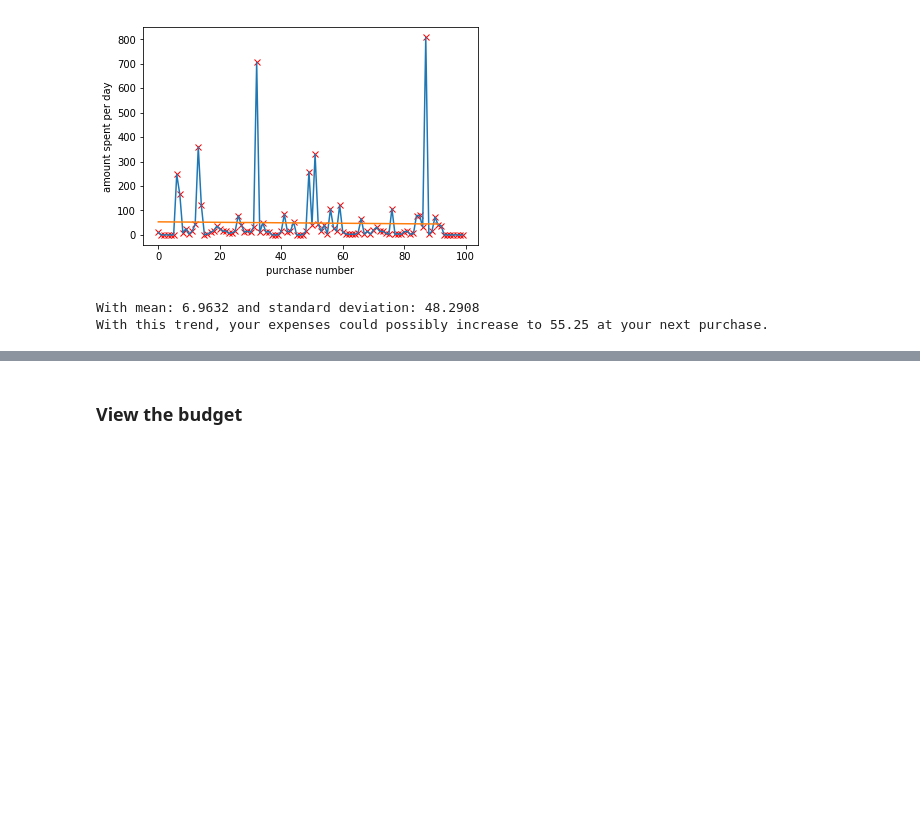
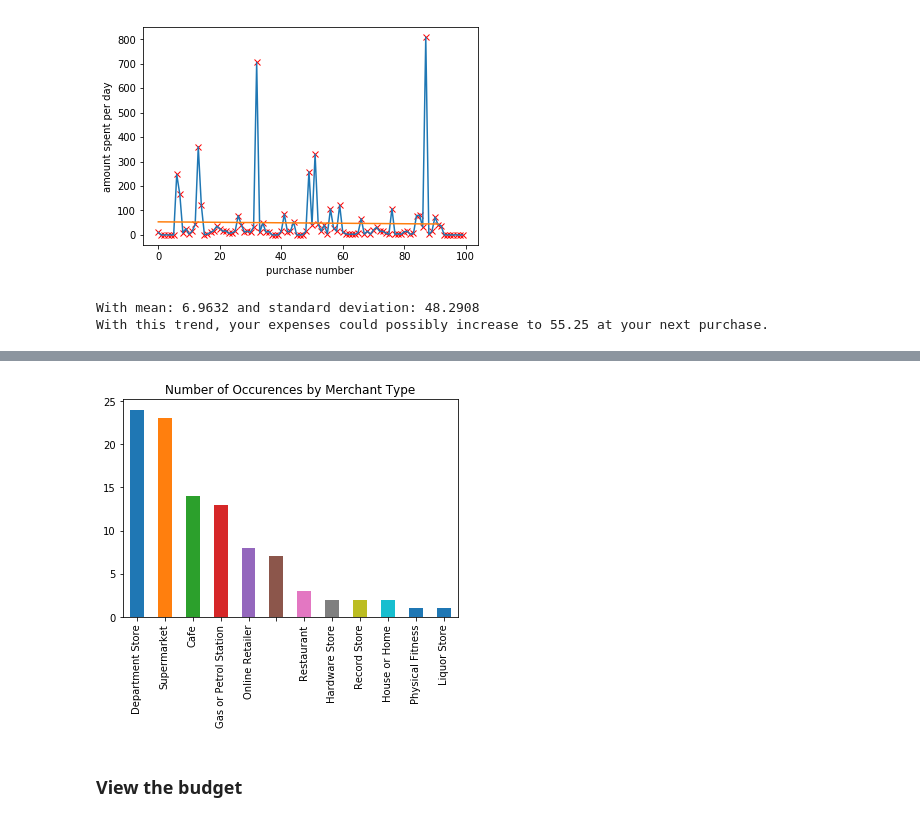
Before and after one commit to iheartbenzene/fantastic-octo-journey, a Jupyter notebook: budget_mk_X.ipynb, the cells around one changed output, grey strips where cells are left out. Cells and saved outputs as stored; diff of their text form; code cells hidden in the pictures; blank space fills up the shorter version.

```diff
--- a/budget_mk_X.ipynb
+++ b/budget_mk_X.ipynb
@@ -536,3 +510,11 @@ With this trend, your expenses could possibly increase to 55.25 at your next pur
+# %%
+def visits_by_merchant_category():
+    merchant_category_frame = expense_categories_data_frame['merchant_category'][:100].value_counts()
+    merchant_category_frame.plot(kind='bar', title='Number of Occurences by Merchant Type')
+# %%
+visits_by_merchant_category()
+# %% [output]
+[figure, added]
 # %% [markdown]
 ### View the budget
 # %%
```
Also changed, not shown: parts of 11 cells of this notebook.
